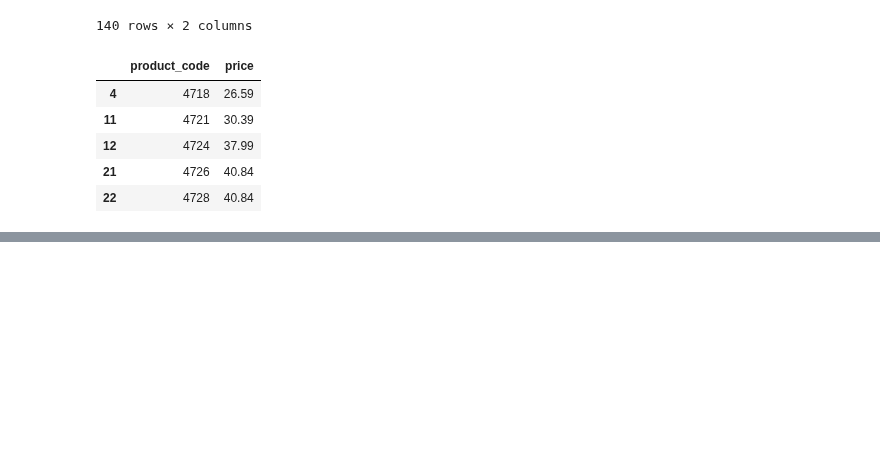
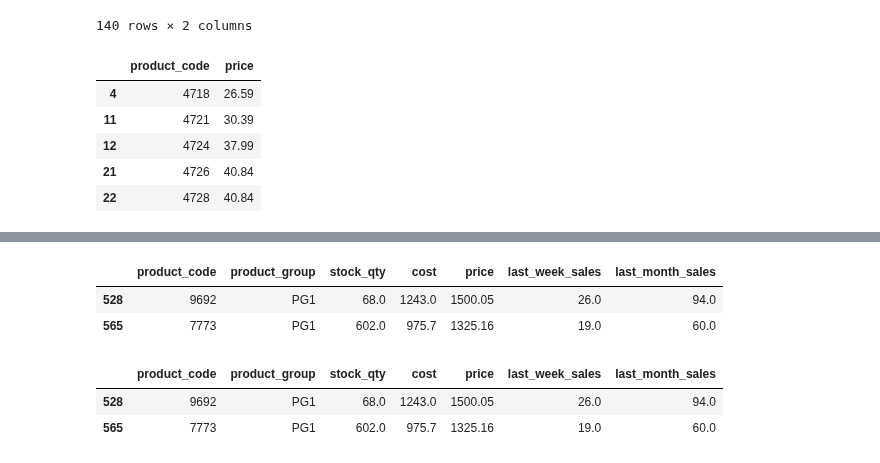
Before and after one commit to Korablinr54/Python, a Jupyter notebook: Pandas/Pandas.ipynb, the cells around one changed output, grey strips where cells are left out. Drawn from its saved outputs; the diff is of its cells as text; code cells hidden in the pictures; blank space fills up the shorter version.

```diff
--- a/Pandas/Pandas.ipynb
+++ b/Pandas/Pandas.ipynb
@@ -631,0 +653,14 @@ display(filtred_data.head())
+# %%
+# попробуем выполнить фильтрация по двум условиям (И)
+display(raw_data.query('price > 1300 and product_group == "PG1"').head())
+# %% [output]
+|  | product_code | product_group | stock_qty | cost | price | last_week_sales | last_month_sales |
+| 528 | 9692 | PG1 | 68.0 | 1243.0 | 1500.05 | 26.0 | 94.0 |
+| 565 | 7773 | PG1 | 602.0 | 975.7 | 1325.16 | 19.0 | 60.0 |
+# %%
+# попробуем выполнить фильтрация по двум условиям (ИЛИ)
+display(raw_data.query('product_code == 9692 or product_code == 7773').head())
+# %% [output]
+|  | product_code | product_group | stock_qty | cost | price | last_week_sales | last_month_sales |
+| 528 | 9692 | PG1 | 68.0 | 1243.0 | 1500.05 | 26.0 | 94.0 |
+| 565 | 7773 | PG1 | 602.0 | 975.7 | 1325.16 | 19.0 | 60.0 |
```
Also changed, not shown: parts of 7 cells of this notebook.
